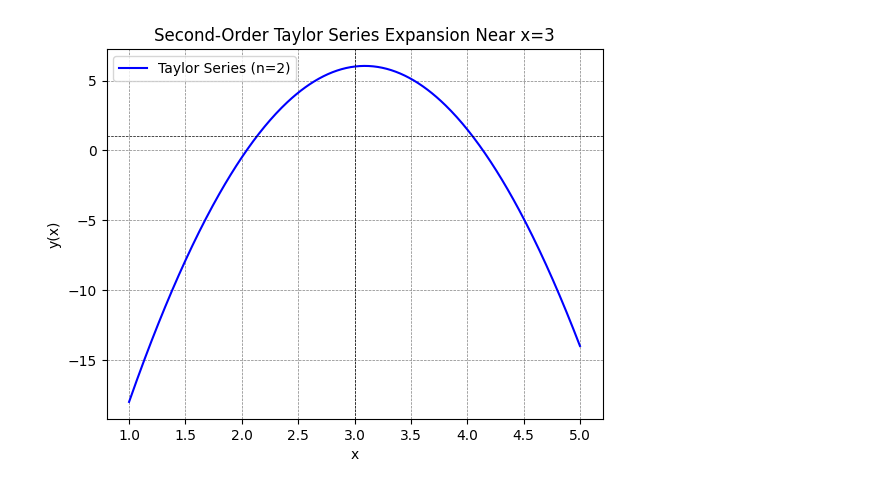
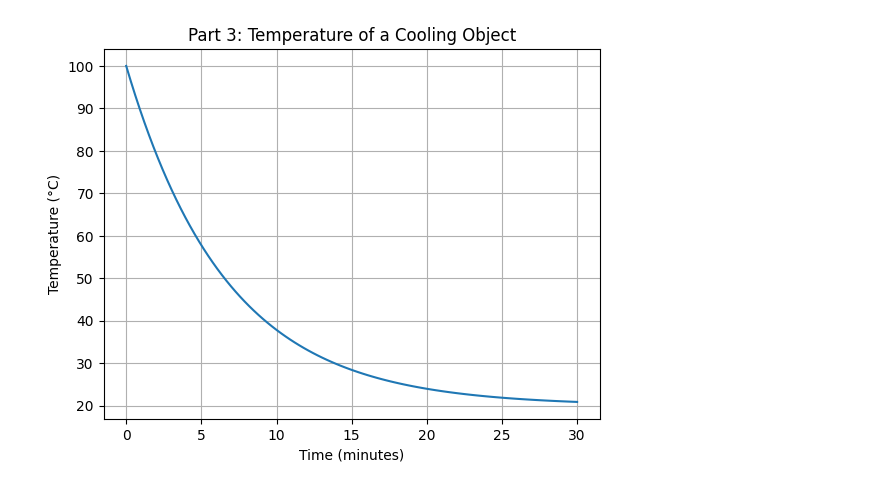
Before and after one commit to TaterTotMan64/CST-305, a Jupyter notebook: Project 6/Project 6 – Numeric Computations with Taylor Polynomials.ipynb, the cells around one changed output. Saved outputs shown, nothing was run; the diff lists cells and outputs as text; code cells hidden in the pictures.

Commit message:
Code should be done, the part 2 is different than the documentation though

```diff
--- a/Project 6/Project 6 – Numeric Computations with Taylor Polynomials.ipynb
+++ b/Project 6/Project 6 – Numeric Computations with Taylor Polynomials.ipynb
@@ -93,60 +233,34 @@ Since the differential equation is a linear differential equation with polynomia
 # %%
+# Programmers: Grant Burk and Ben Croyle
+# Code packages: numpy, scipy, and matplotlib (see below)
+# The approach to implementing was first to model an ODE in python, in which we choose Newton's law of cooling to depict a CPU cooling. Second, we chose parameters for our system. Lastly, we used odeint to integrate the ODE and plotted it using matplotlib.
+
 print()
 print()
-print("Part 1: B)")
+print("Part 3:")
 print()
 
-# Define the variables and function
-x = sp.symbols('x')
-y = sp.Function('y')(x)
+# Define the ODE
+def cooling_rate(T, t, k, T_ambient):
+    return -k * (T - T_ambient) # Newton's Law of Cooling formula
 
-# Initial conditions
-x0 = 3
-y3 = 6
-y_prime3 = 1
+# Parameters
+H = 150 # W/m^2 aluminum heat transfer rate
+A = 0.001 # m^2 - estimated cpu surface area
+T_ambient = 20  # Ambient temperature
+T_initial = 100  # Initial temperature
 
-# Define the differential equation
-diff_eq = y.diff(x, 2) - (x - 2) * y.diff(x) + 2 * y
-print(f"Original Equation = {diff_eq}")
+# Time points
+t = np.linspace(0, 30, 100)  # Time in minutes
 
-#Calculate y''
-y_2prime3  = -1 * sp.simplify(diff_eq.subs([(y.diff(x, 2), 0), (y.diff(x), y_prime3), (y, y3), (x, 3)])) # substitute and solve
+# Solve the ODE
+T = odeint(cooling_rate, T_initial, t, args=(H * A, T_ambient))
 
-# Construct the Taylor series up to n=2
-taylor_series = sp.simplify(y3 + y_prime3 * (x - x0) + (y_2prime3 / 2) * (x - x0)**2)
-
-# Print each term of the Taylor series
-print("Taylor series expansion terms up to n=2:")
-
-print(f"y(3) = {y3}")
-print(f"y'(3) = {y_prime3}")
-print(f"y''(3) = {y_2prime3}")
-
-# Print the complete Taylor series
-print(f"\nTaylor series expansion: {taylor_series}")
-
-# Discuss convergence constraints
-print("\nConvergence Constraints:")
-print("The radius of convergence for this Taylor series is determined by the nearest singularity to the point x = 3.")
-print("However, for practical purposes, we'll treat it as having sufficient convergence for small intervals around x = 3.")
-
-# Visualize the Taylor series
-import numpy as np
-import matplotlib.pyplot as plt
-
-# Generate x values
-x_vals = np.linspace(x0 - 2, x0 + 2, 400)
-taylor_func = sp.lambdify(x, taylor_series, modules=['numpy'])
-y_vals = taylor_func(x_vals)
-
-# Plot the Taylor series
-plt.plot(x_vals, y_vals, label="Taylor Series (n=2)", color='blue')
-plt.axhline(y0, color='black',linewidth=0.5, linestyle='--')
-plt.axvline(x0, color='black',linewidth=0.5, linestyle='--')
-plt.grid(color = 'gray', linestyle = '--', linewidth = 0.5)
-plt.title("Second-Order Taylor Series Expansion Near x=3")
-plt.xlabel("x")
-plt.ylabel("y(x)")
-plt.legend()
+# Plot the solution
+plt.plot(t, T)
+plt.xlabel("Time (minutes)")
+plt.ylabel("Temperature (°C)")
+plt.title("Part 3: Temperature of a Cooling Object")
+plt.grid(True)
 plt.show()
 # %% [output]
@@ -166 +268 @@ However, for practical purposes, we'll treat it as having sufficient convergence
-[figure, old version]
+[figure, new version]
```
Also changed, not shown: parts of 5 cells of this notebook, 3 other files.
